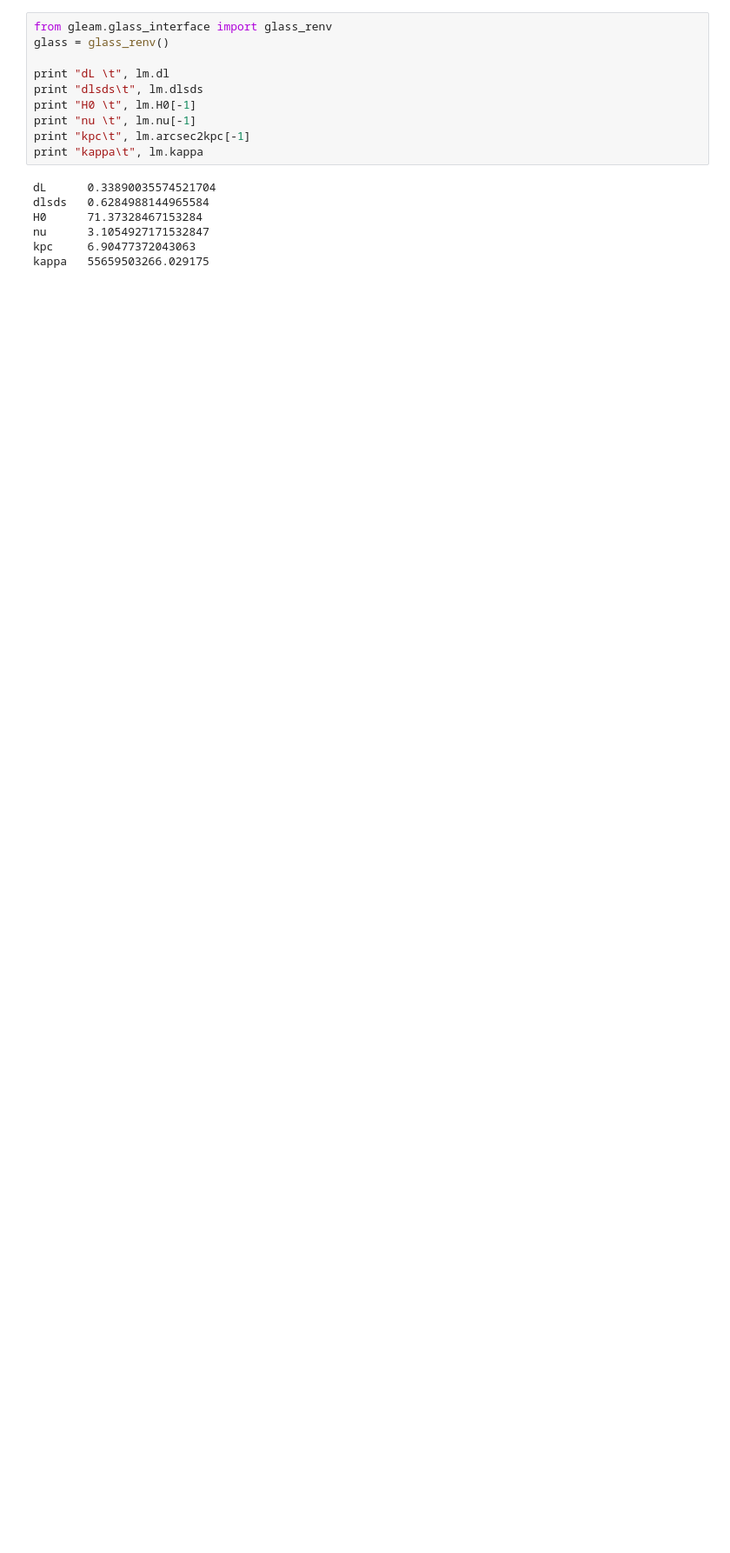
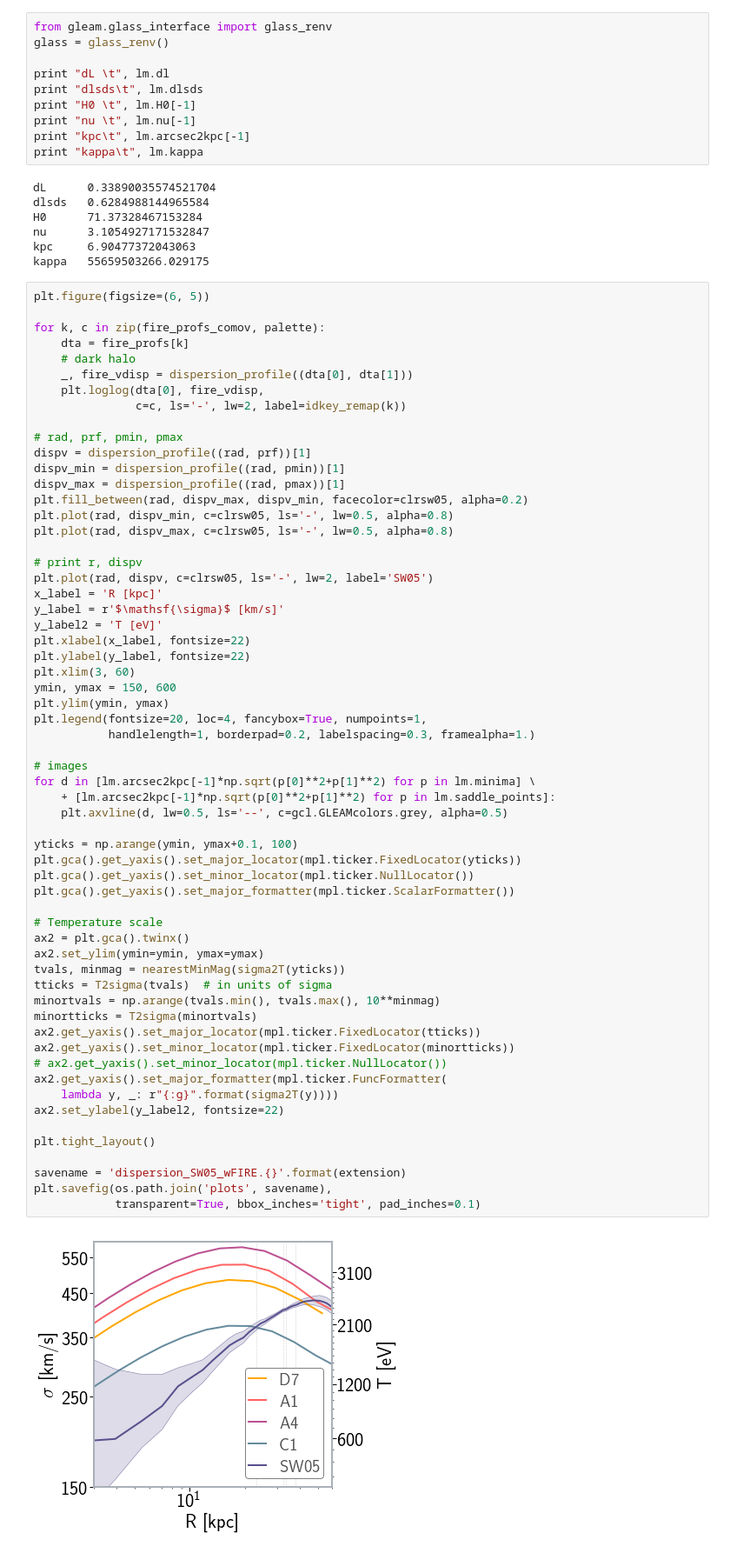
Before and after one commit to phdenzel/sw05, a Jupyter notebook: sw05_fire.ipynb, the cells around one changed output. Shown at 87% size. Cells and saved outputs as stored; diff of their text form; blank space fills up the shorter version.

```diff
--- a/sw05_fire.ipynb
+++ b/sw05_fire.ipynb
@@ -274,3 +356,65 @@ H0      71.37328467153284
 nu      3.1054927171532847
 kpc     6.90477372043063
 kappa   55659503266.029175
+# %%
+plt.figure(figsize=(6, 5))
+
+for k, c in zip(fire_profs_comov, palette):
+    dta = fire_profs[k]
+    # dark halo
+    _, fire_vdisp = dispersion_profile((dta[0], dta[1]))
+    plt.loglog(dta[0], fire_vdisp,
+               c=c, ls='-', lw=2, label=idkey_remap(k))
+
+# rad, prf, pmin, pmax
+dispv = dispersion_profile((rad, prf))[1]
+dispv_min = dispersion_profile((rad, pmin))[1]
+dispv_max = dispersion_profile((rad, pmax))[1]
+plt.fill_between(rad, dispv_max, dispv_min, facecolor=clrsw05, alpha=0.2)
+plt.plot(rad, dispv_min, c=clrsw05, ls='-', lw=0.5, alpha=0.8)
+plt.plot(rad, dispv_max, c=clrsw05, ls='-', lw=0.5, alpha=0.8)
+
+# print r, dispv
+plt.plot(rad, dispv, c=clrsw05, ls='-', lw=2, label='SW05')
+x_label = 'R [kpc]'
+y_label = r'$\mathsf{\sigma}$ [km/s]'
+y_label2 = 'T [eV]'
+plt.xlabel(x_label, fontsize=22)
+plt.ylabel(y_label, fontsize=22)
+plt.xlim(3, 60)
+ymin, ymax = 150, 600
+plt.ylim(ymin, ymax)
+plt.legend(fontsize=20, loc=4, fancybox=True, numpoints=1,
+           handlelength=1, borderpad=0.2, labelspacing=0.3, framealpha=1.)
+
+# images
+for d in [lm.arcsec2kpc[-1]*np.sqrt(p[0]**2+p[1]**2) for p in lm.minima] \
+    + [lm.arcsec2kpc[-1]*np.sqrt(p[0]**2+p[1]**2) for p in lm.saddle_points]:
+    plt.axvline(d, lw=0.5, ls='--', c=gcl.GLEAMcolors.grey, alpha=0.5)
+
+yticks = np.arange(ymin, ymax+0.1, 100)
+plt.gca().get_yaxis().set_major_locator(mpl.ticker.FixedLocator(yticks))
+plt.gca().get_yaxis().set_minor_locator(mpl.ticker.NullLocator())
+plt.gca().get_yaxis().set_major_formatter(mpl.ticker.ScalarFormatter())
+
+# Temperature scale
+ax2 = plt.gca().twinx()
+ax2.set_ylim(ymin=ymin, ymax=ymax)
+tvals, minmag = nearestMinMag(sigma2T(yticks))
+tticks = T2sigma(tvals)  # in units of sigma
+minortvals = np.arange(tvals.min(), tvals.max(), 10**minmag)
+minortticks = T2sigma(minortvals)
+ax2.get_yaxis().set_major_locator(mpl.ticker.FixedLocator(tticks))
+ax2.get_yaxis().set_minor_locator(mpl.ticker.FixedLocator(minortticks))
+# ax2.get_yaxis().set_minor_locator(mpl.ticker.NullLocator())
+ax2.get_yaxis().set_major_formatter(mpl.ticker.FuncFormatter(
+    lambda y, _: r"{:g}".format(sigma2T(y))))
+ax2.set_ylabel(y_label2, fontsize=22)
+
+plt.tight_layout()
+
+savename = 'dispersion_SW05_wFIRE.{}'.format(extension)
+plt.savefig(os.path.join('plots', savename),
+            transparent=True, bbox_inches='tight', pad_inches=0.1)
+# %% [output]
+[figure, added]
```
Also changed, not shown: parts of 10 cells of this notebook, 12 other files.
